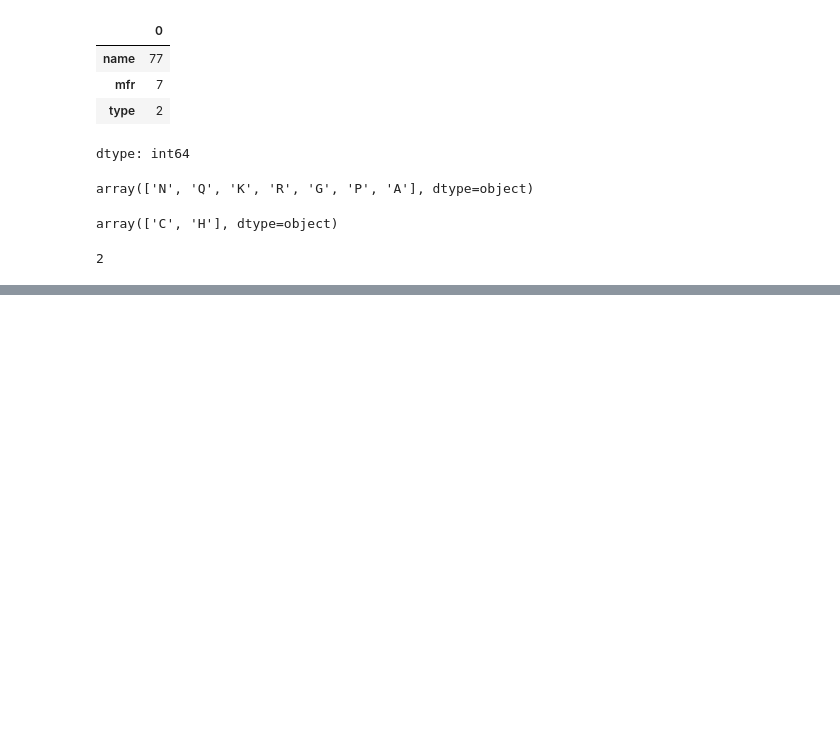
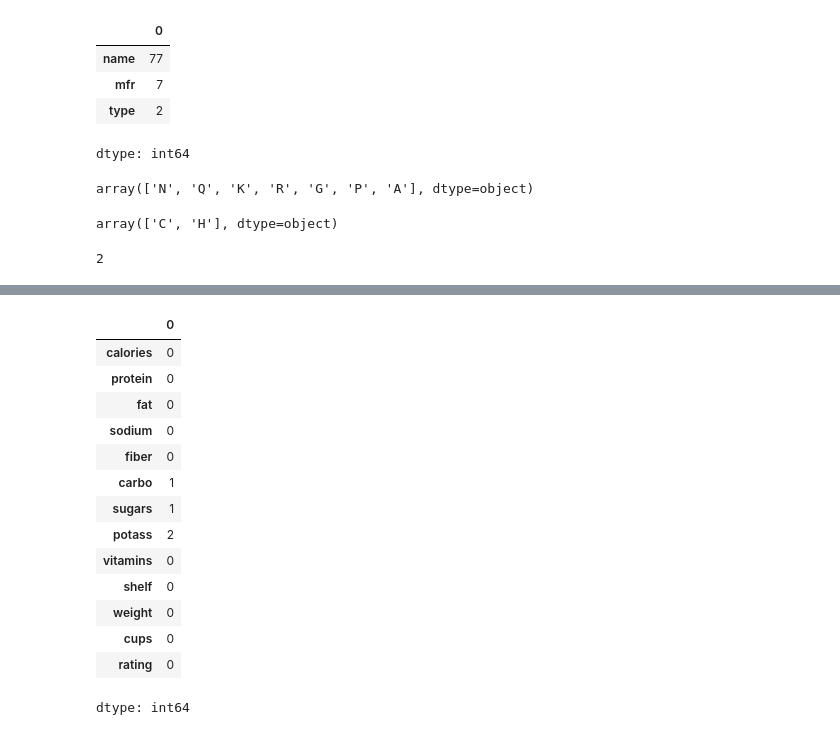
Before and after one commit to stephanyresque/Ciencia-de-dados-2, a Jupyter notebook: 01_10_24.ipynb, the cells around one changed output, grey strips where cells are left out. Saved outputs shown, nothing was run; the diff lists cells and outputs as text; code cells hidden in the pictures; blank space fills up the shorter version.

```diff
--- a/01_10_24.ipynb
+++ b/01_10_24.ipynb
@@ -98,0 +131,18 @@ df['type'].nunique()
+# %%
+(df.select_dtypes('number') == -1).sum()
+# %% [output]
+|  | 0 |
+| calories | 0 |
+| protein | 0 |
+| fat | 0 |
+| sodium | 0 |
+| fiber | 0 |
+| carbo | 1 |
+| sugars | 1 |
+| potass | 2 |
+| vitamins | 0 |
+| shelf | 0 |
+| weight | 0 |
+| cups | 0 |
+| rating | 0 |
+dtype: int64
```
Also changed, not shown: parts of 7 cells of this notebook.
